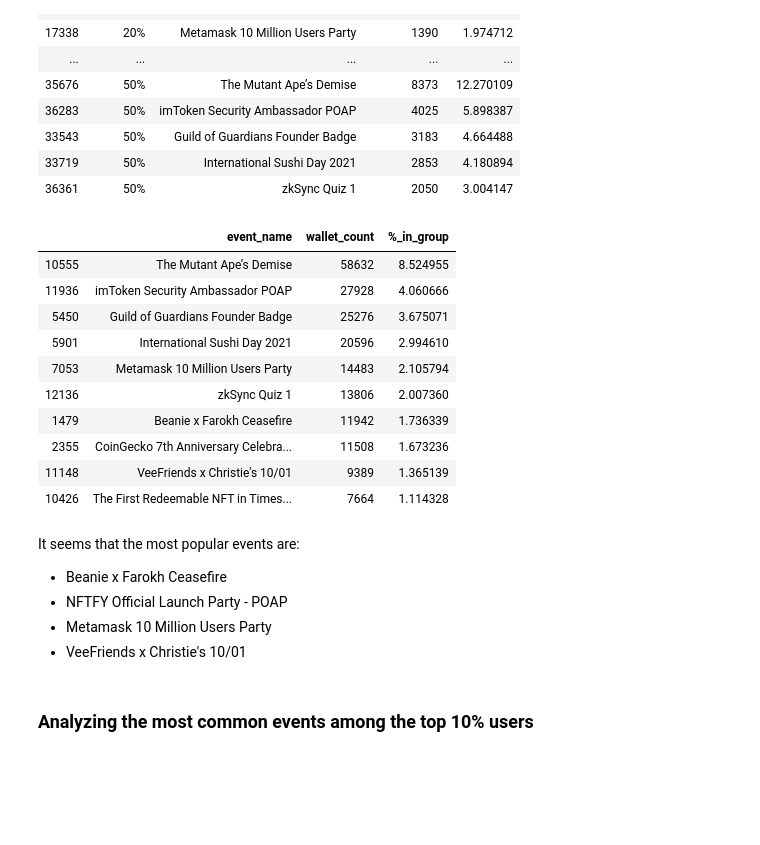
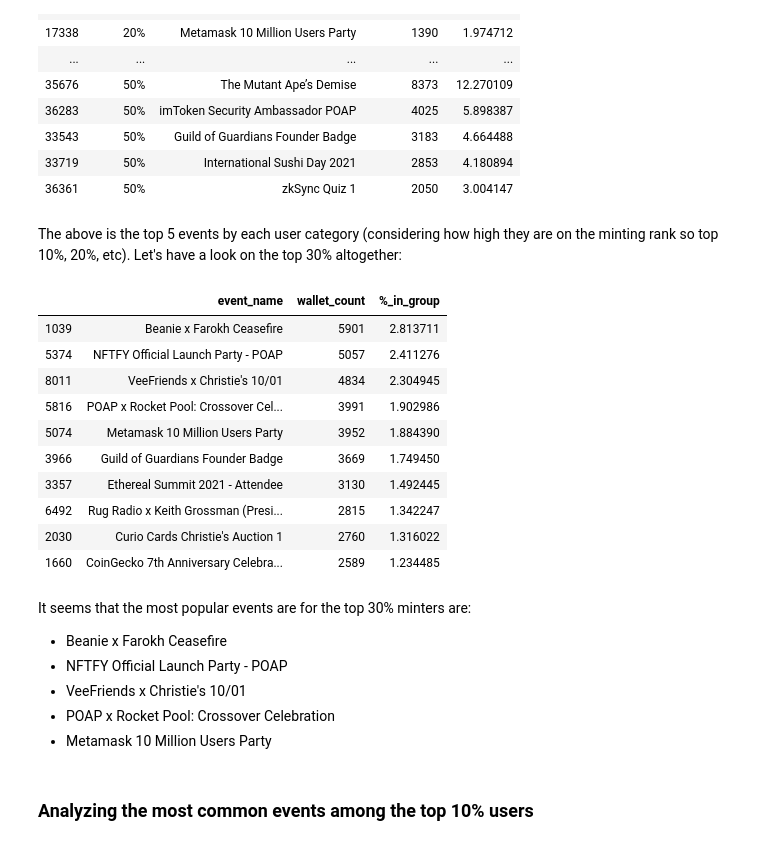
Before and after one commit to fmeiraf/poap_analysis, a Jupyter notebook: analysis/poap_user_analysis.ipynb, the cells around one changed output. Saved outputs shown, nothing was run; the diff lists cells and outputs as text; code cells hidden in the pictures; blank space fills up the shorter version.

Commit message:
added descriptions to the popular events rank, reanged the overall comparison to get the top 30%

```diff
--- a/analysis/poap_user_analysis.ipynb
+++ b/analysis/poap_user_analysis.ipynb
@@ -304,36 +304,39 @@ ftg.loc[ftg['is_top_x%']!=''].groupby('is_top_x%').head(5)
 | 33543 | 50% | Guild of Guardians Founder Badge | 3183 | 4.664488 |
 | 33719 | 50% | International Sushi Day 2021 | 2853 | 4.180894 |
 | 36361 | 50% | zkSync Quiz 1 | 2050 | 3.004147 |
+# %% [markdown]
+The above is the top 5 events by each user category (considering how high they are on the minting rank so top 10%, 20%, etc). Let's have a look on the top 30% altogether:
 # %%
 #getting first events by wallet
-poapc['event_rank'] = poapc.groupby('owner_id')['mint_timestamp'].rank('dense')
+poapc['event_rank'] = poapc.loc[poapc['is_top_x%'].isin(['10%', '20%', '30%'])].groupby('owner_id')['mint_timestamp'].rank('dense')
 
 ft = poapc.loc[poapc.event_rank==1].copy()
 
 ftg = ft.groupby('event_name').agg(wallet_count=('owner_id', 'nunique'))
 ftg['%_in_group'] = (ftg['wallet_count'] / ftg['wallet_count'].sum()) * 100
 ftg = ftg.reset_index().sort_values('%_in_group', ascending=False)
 
 ftg.head(10)
 # %% [output]
 |  | event_name | wallet_count | %_in_group |
-| 10555 | The Mutant Ape’s Demise | 58632 | 8.524955 |
-| 11936 | imToken Security Ambassador POAP | 27928 | 4.060666 |
-| 5450 | Guild of Guardians Founder Badge | 25276 | 3.675071 |
-| 5901 | International Sushi Day 2021 | 20596 | 2.994610 |
-| 7053 | Metamask 10 Million Users Party | 14483 | 2.105794 |
-| 12136 | zkSync Quiz 1 | 13806 | 2.007360 |
-| 1479 | Beanie x Farokh Ceasefire | 11942 | 1.736339 |
-| 2355 | CoinGecko 7th Anniversary Celebra... | 11508 | 1.673236 |
-| 11148 | VeeFriends x Christie's 10/01 | 9389 | 1.365139 |
-| 10426 | The First Redeemable NFT in Times... | 7664 | 1.114328 |
+| 1039 | Beanie x Farokh Ceasefire | 5901 | 2.813711 |
+| 5374 | NFTFY Official Launch Party - POAP | 5057 | 2.411276 |
+| 8011 | VeeFriends x Christie's 10/01 | 4834 | 2.304945 |
+| 5816 | POAP x Rocket Pool: Crossover Cel... | 3991 | 1.902986 |
+| 5074 | Metamask 10 Million Users Party | 3952 | 1.884390 |
+| 3966 | Guild of Guardians Founder Badge | 3669 | 1.749450 |
+| 3357 | Ethereal Summit 2021 - Attendee | 3130 | 1.492445 |
+| 6492 | Rug Radio x Keith Grossman (Presi... | 2815 | 1.342247 |
+| 2030 | Curio Cards Christie's Auction 1 | 2760 | 1.316022 |
+| 1660 | CoinGecko 7th Anniversary Celebra... | 2589 | 1.234485 |
 # %% [markdown]
-It seems that the most popular events are:
+It seems that the most popular events are for the top 30% minters are:
 
 - Beanie x Farokh Ceasefire
 - NFTFY Official Launch Party - POAP
+- VeeFriends x Christie's 10/01
+- POAP x Rocket Pool: Crossover Celebration
 - Metamask 10 Million Users Party
-- VeeFriends x Christie's 10/01
 # %% [markdown]
 ### Analyzing the most common events among the top 10% users
 # %% [markdown]
```
Also changed, not shown: parts of 1 cell of this notebook.
